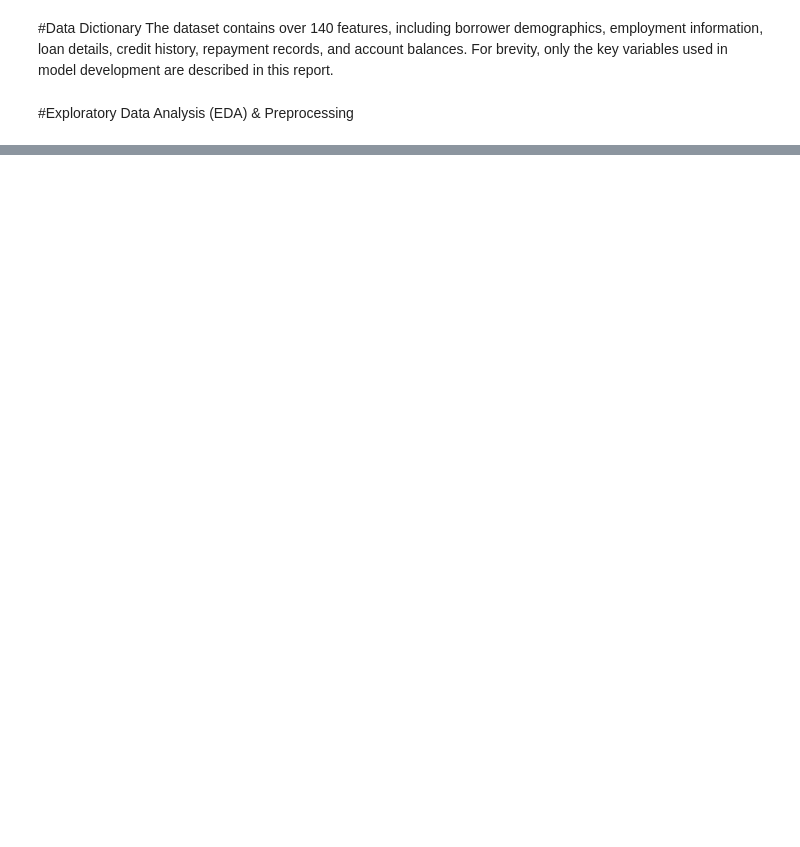
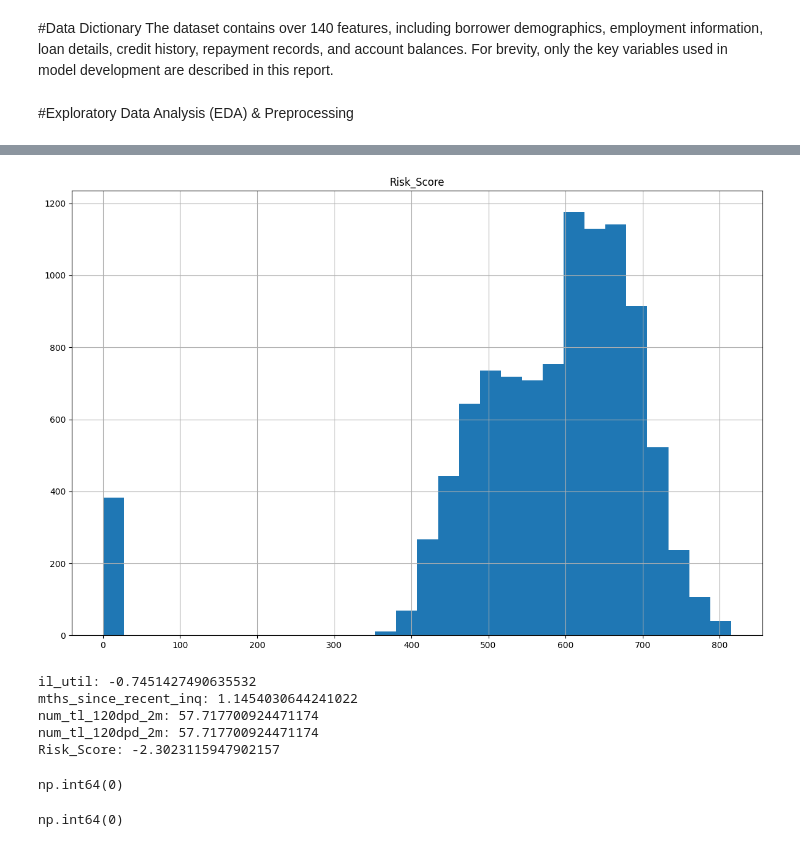
Before and after one commit to bhatturvashi2618-sketch/capstoneproject2, a Jupyter notebook: loan_approval.ipynb, the cells around one changed output, grey strips where cells are left out. Cells and saved outputs as stored; diff of their text form; code cells hidden in the pictures; blank space fills up the shorter version.

```diff
--- a/loan_approval.ipynb
+++ b/loan_approval.ipynb
@@ -120,0 +213,36 @@ The dataset contains over 140 features, including borrower demographics, employm
+# %%
+#drop columns that have more than 70% of missing values
+columns_to_drop = [
+'sec_app_inq_last_6mths'	,
+'sec_app_inq_last_6mths'	,
+'sec_app_fico_range_high'	,
+'sec_app_fico_range_low'	,
+'sec_app_num_rev_accts'	,
+'sec_app_chargeoff_within_12_mths'	,
+'sec_app_collections_12_mths_ex_med'	,
+'sec_app_open_act_il'	,
+'sec_app_mths_since_last_major_derog'	,
+'sec_app_revol_util'	,
+'sec_app_open_acc'	,
+'sec_app_mort_acc'	,
+'revol_bal_joint'	,
+'annual_inc_joint'	,
+'verification_status_joint'	,
+'dti_joint'	,
+'mths_since_last_record'	,
+'mths_since_recent_bc_dlq'	,
+'mths_since_last_major_derog'
+
+
+]
+
+accepted_df.drop(columns=columns_to_drop, inplace=True, errors='ignore')
+
+
+#axis=1 → Drop columns.
+#thresh=threshold → Keep columns that have at least 70% non-missing values.
+threshold = len(accepted_df) * 0.7
+accepted_df = accepted_df.dropna(axis=1, thresh=threshold)
+
+threshold = len(rejected_df) * 0.7
+rejected_df = rejected_df.dropna(axis=1, thresh=threshold)
@@ -120,0 +295,23 @@ The dataset contains over 140 features, including borrower demographics, employm
+# %%
+columns = [
+'Risk_Score'
+]
+
+rejected_df[columns].hist(figsize=(12, 8), bins=30)
+plt.tight_layout()
+plt.show()
+# %% [output]
+[figure, added]
+# %%
+#check for skewness
+print("il_util:", accepted_df['il_util'].skew())
+print("mths_since_recent_inq:", accepted_df['mths_since_recent_inq'].skew())
+print("num_tl_120dpd_2m:", accepted_df['num_tl_120dpd_2m'].skew())
+print("num_tl_120dpd_2m:", accepted_df['num_tl_120dpd_2m'].skew())
+print("Risk_Score:", rejected_df['Risk_Score'].skew())
+# %% [output]
+il_util: -0.7451427490635532
+mths_since_recent_inq: 1.1454030644241022
+num_tl_120dpd_2m: 57.717700924471174
+num_tl_120dpd_2m: 57.717700924471174
+Risk_Score: -2.3023115947902157
@@ -120,0 +322,9 @@ The dataset contains over 140 features, including borrower demographics, employm
+# %%
+#check for duplicates
+accepted_df.duplicated().sum()
+# %% [output]
+np.int64(0)
+# %%
+rejected_df.duplicated().sum()
+# %% [output]
+np.int64(0)
```
Also changed, not shown: parts of 31 cells of this notebook.
